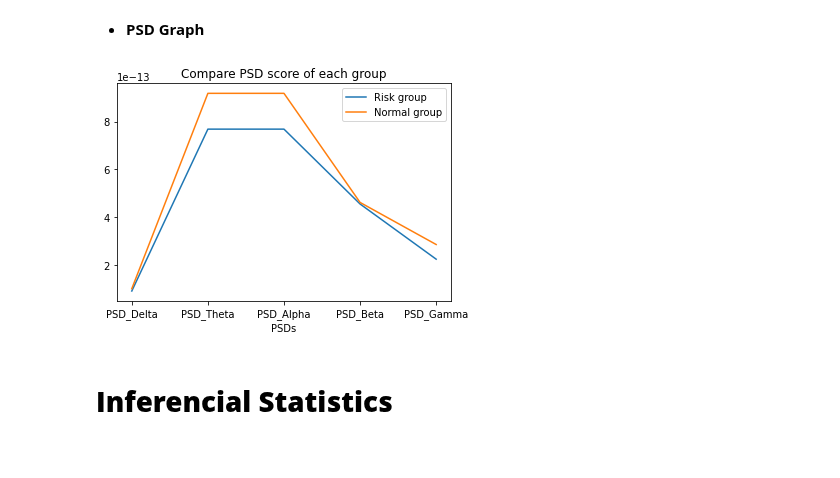
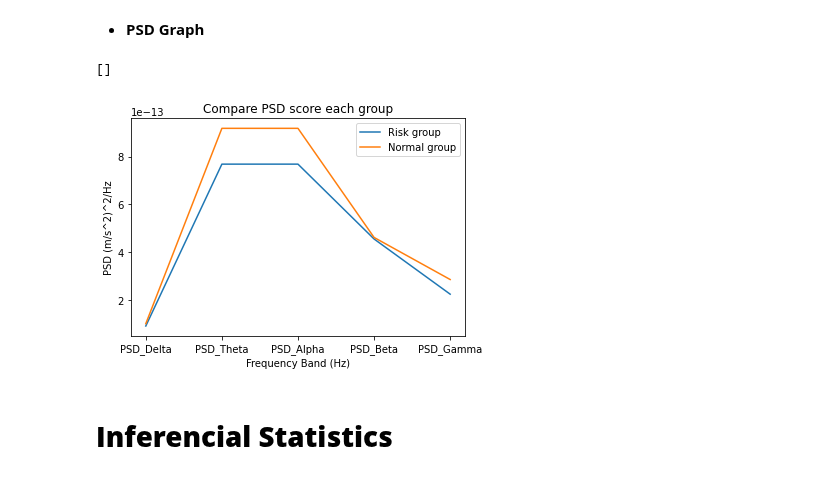
Before and after one commit to Sirabhop/Preclinical-AD-EEG-classification, a Jupyter notebook: Data_Analysis.ipynb, the cells around one changed output. Drawn from its saved outputs; the diff is of its cells as text; code cells hidden in the pictures.

```diff
--- a/Data_Analysis.ipynb
+++ b/Data_Analysis.ipynb
@@ -254,17 +254,11 @@ plot_bio_n = plot_bio_n.loc[0:4]
 # %%
 plot_bio_r['mean'] = plot_bio_r.mean(axis = 1)
 plot_bio_n['mean'] = plot_bio_n.mean(axis = 1)
-# %%
-#Mean
-fig, ax = plt.subplots()
-ax.plot(plot_bio_r['index'], plot_bio_r['mean'], label = 'Risk group')
-ax.plot(plot_bio_n['index'], plot_bio_n['mean'], label = 'Normal group')
-ax.set_title('Compare PSD score of each group')
-ax.set_xlabel('PSDs')
-ax.legend()
-plt.savefig('/content/drive/My Drive/My Project/Senior Project-Dementia/Results/Graphs/Compare FCSRT score each group.png')
-# %% [output]
-[figure, removed]
+# %%
+plot_mean_markers(plot_bio_n, plot_bio_r, 'Frequency Band (Hz)', 'PSD (m/s^2)^2/Hz', 'Compare PSD score each group')
+# %% [output]
+[]
+[figure, added]
 # %% [markdown]
 # **Inferencial Statistics**
 # %% [markdown]
```
Also changed, not shown: parts of 12 cells of this notebook.
